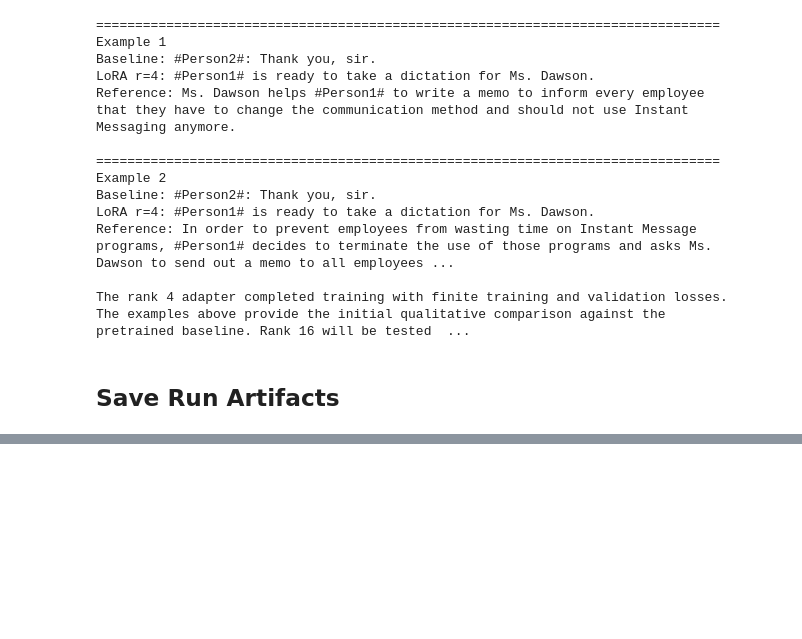
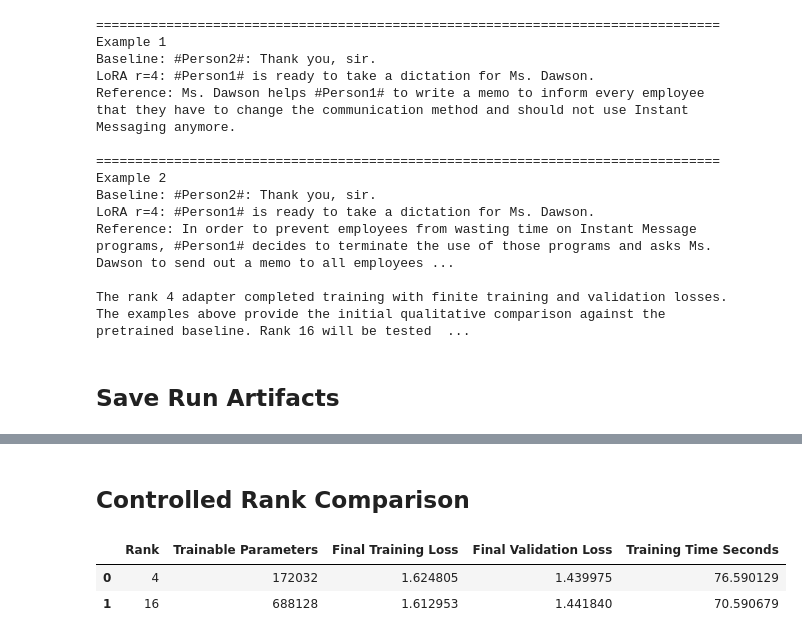
Before and after one commit to DrashtiShah23/data266-2046, a Jupyter notebook: hw5/HW5.ipynb, the cells around one changed output, grey strips where cells are left out. Drawn from its saved outputs; the diff is of its cells as text; code cells hidden in the pictures; blank space fills up the shorter version.

Commit message:
Compare LoRA rank 4 and rank 16

```diff
--- a/hw5/HW5.ipynb
+++ b/hw5/HW5.ipynb
@@ -954,0 +961,17 @@ Training history:
+# %%
+# Preserve the actual rank 4 results before creating the rank 16 model.
+
+r4_metrics = {
+    "rank": 4,
+    "total_parameters": total_params,
+    "trainable_parameters": trainable_params,
+    "final_training_loss": final_training_loss,
+    "final_validation_loss": final_validation_loss,
+    "training_time_seconds": training_time,
+}
+
+r4_history = history_df.copy()
+r4_saved_outputs = list(r4_outputs)
+
+print("Rank 4 results preserved:")
+print(json.dumps(r4_metrics, indent=2))
@@ -954,0 +1404,35 @@ Training history:
+# %% [markdown]
+## Controlled Rank Comparison
+# %%
+rank_comparison_df = pd.DataFrame(
+    [
+        {
+            "Rank": 4,
+            "Trainable Parameters": r4_metrics[
+                "trainable_parameters"
+            ],
+            "Final Training Loss": r4_metrics[
+                "final_training_loss"
+            ],
+            "Final Validation Loss": r4_metrics[
+                "final_validation_loss"
+            ],
+            "Training Time Seconds": r4_metrics[
+                "training_time_seconds"
+            ],
+        },
+        {
+            "Rank": 16,
+            "Trainable Parameters": trainable_params_r16,
+            "Final Training Loss": final_training_loss_r16,
+            "Final Validation Loss": final_validation_loss_r16,
+            "Training Time Seconds": training_time_r16,
+        },
+    ]
+)
+
+rank_comparison_df
+# %% [output]
+|  | Rank | Trainable Parameters | Final Training Loss | Final Validation Loss | Training Time Seconds |
+| 0 | 4 | 172032 | 1.624805 | 1.439975 | 76.590129 |
+| 1 | 16 | 688128 | 1.612953 | 1.441840 | 70.590679 |
```
Also changed, not shown: parts of 23 cells of this notebook.
